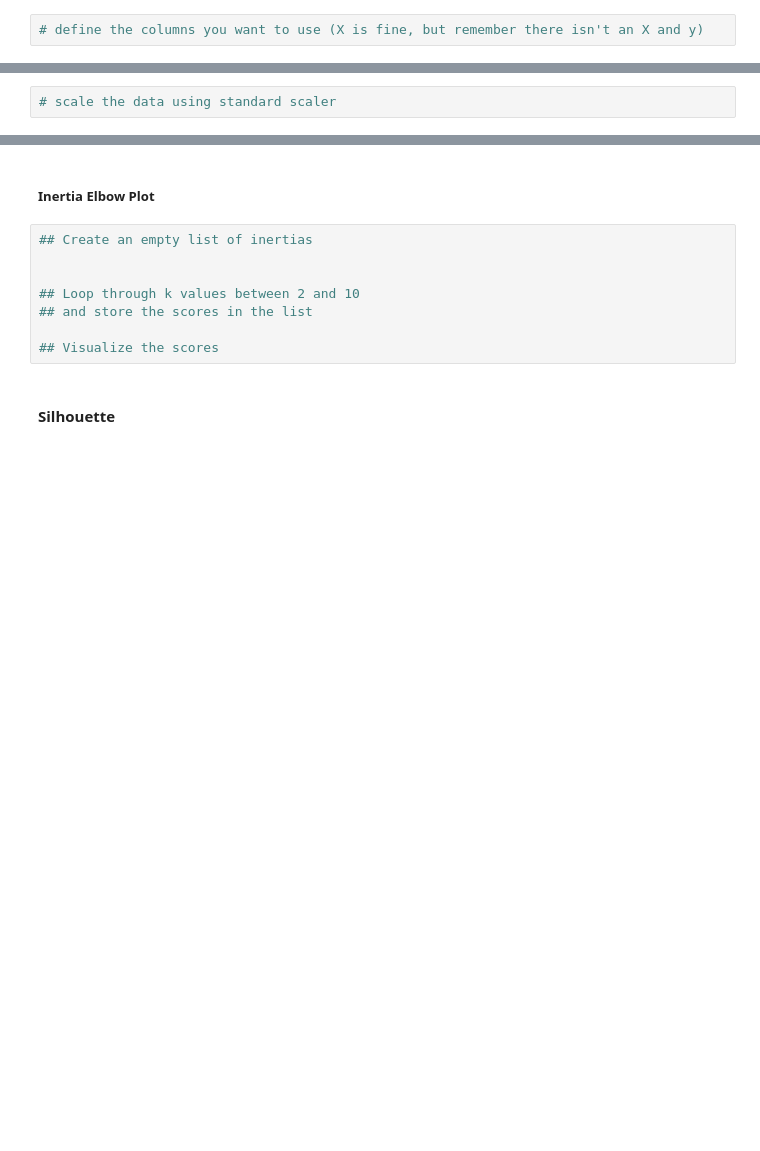
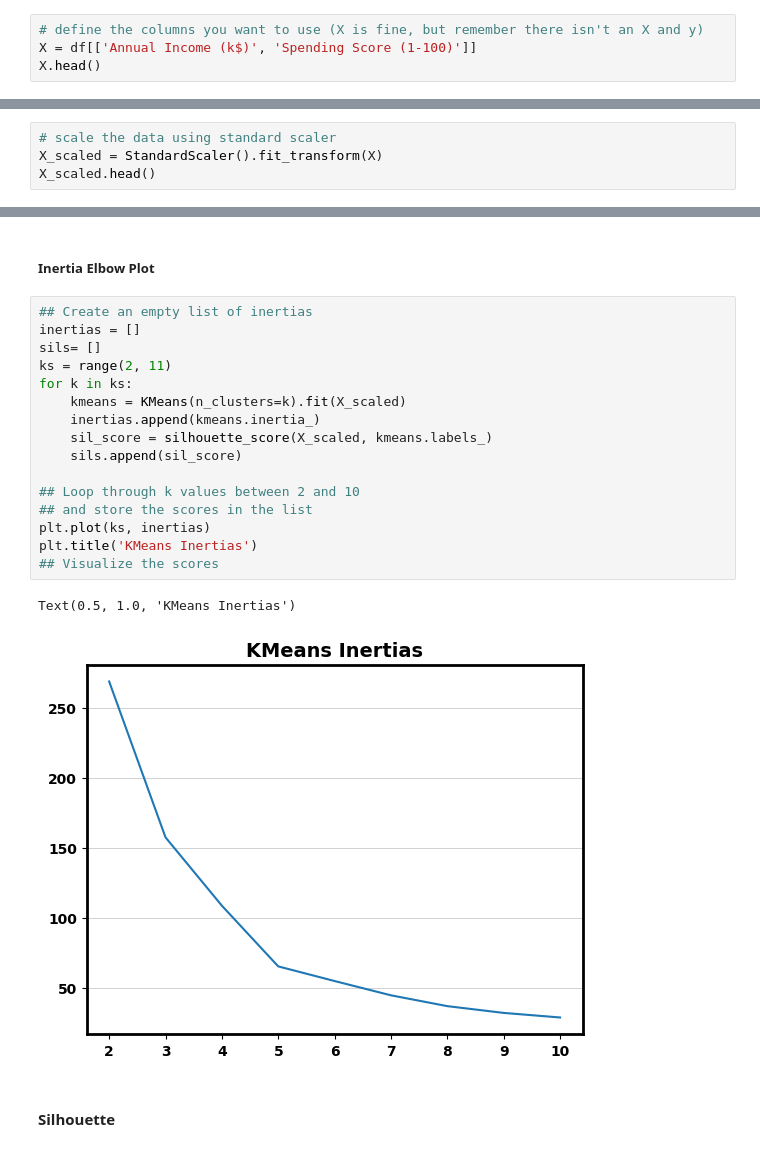
Before and after one commit to Caellwyn/intermediate-ml-wk02-unsupervised-learning-codealongs, a Jupyter notebook: Lecture 1/IN CLASS Data Analysis with Clustering codealong.ipynb, the cells around one changed output, grey strips where cells are left out. Drawn from its saved outputs; the diff is of its cells as text; blank space fills up the shorter version.

```diff
--- a/Lecture 1/IN CLASS Data Analysis with Clustering codealong.ipynb
+++ b/Lecture 1/IN CLASS Data Analysis with Clustering codealong.ipynb
@@ -143,3 +178,5 @@ df.info()
 - Initially, we will only utilize **'Annual Income (k$)'** and **'Spending Score (1-100)'** columns to analyse the clusters.
 # %%
 # define the columns you want to use (X is fine, but remember there isn't an X and y)
+X = df[['Annual Income (k$)', 'Spending Score (1-100)']]
+X.head()
@@ -151,3 +195,5 @@ df.info()
 ### **Transform the Data**
 # %%
 # scale the data using standard scaler
+X_scaled = StandardScaler().fit_transform(X)
+X_scaled.head()
@@ -189,12 +254,23 @@ There are many ways to do this:
 ##### **Inertia Elbow Plot**
 # %%
 ## Create an empty list of inertias
-
+inertias = []
+sils= []
+ks = range(2, 11)
+for k in ks:
+    kmeans = KMeans(n_clusters=k).fit(X_scaled)
+    inertias.append(kmeans.inertia_)
+    sil_score = silhouette_score(X_scaled, kmeans.labels_)
+    sils.append(sil_score)
 
 ## Loop through k values between 2 and 10
 ## and store the scores in the list
-
+plt.plot(ks, inertias)
+plt.title('KMeans Inertias')
 ## Visualize the scores
+# %% [output]
+Text(0.5, 1.0, 'KMeans Inertias')
+[figure, added]
 # %% [markdown]
 #### **Silhouette**
 # %% [markdown]
```
Also changed, not shown: parts of 20 cells of this notebook, 1 other file.
